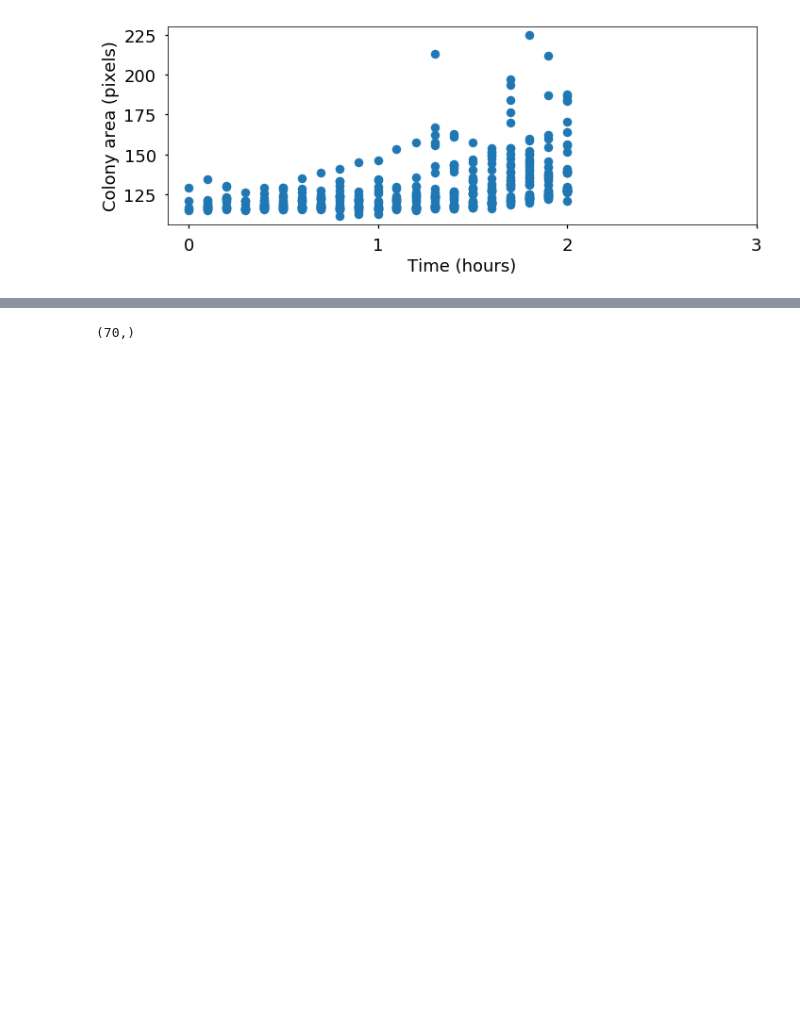
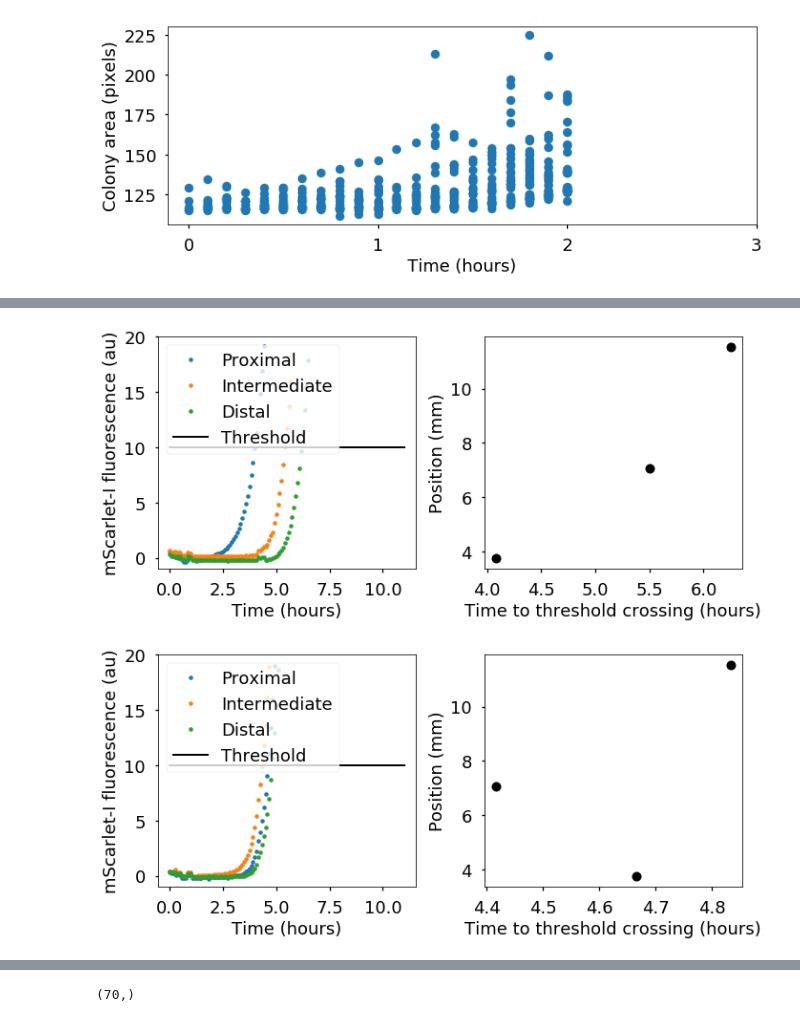
Before and after one commit to boospooky/omnitray-modeling, a Jupyter notebook: omnitray-modeling/microscope_movie_180509/image_analysis_180509.ipynb, the cells around one changed output, grey strips where cells are left out. Cells and saved outputs as stored; diff of their text form; code cells hidden in the pictures; blank space fills up the shorter version.

```diff
--- a/omnitray-modeling/image_analysis_180509.ipynb
+++ b/omnitray-modeling/microscope_movie_180509/image_analysis_180509.ipynb
@@ -1167,0 +1484,80 @@ print((df.loc[(df.time == t_min)&(df.pos == 4), 'col_size'].sum())/(1024**2))
+# %%
+temp = 'full_image_part_2_{}.csv'
+column_names = ('time', 'pos', 'sfcfp', 'mscarlet')
+df = pd.DataFrame(columns=column_names)
+df.pos = df.pos.astype(np.float)
+for fn in [temp.format(i) for i in range(4)]:
+    df = df.append(pd.read_csv(fn, index_col=0), ignore_index=True)
+
+t_min = df.time.min()
+
+def plot_positions(df, pos_list, title, labels, channel, chan_lab):
+    fig, axs = plt.subplots(1,2, figsize=(10,4.5))
+    df = df.sort_values('time')
+    n = len(pos_list)
+#     for c_i, channel in enumerate(["mscarlet", "sfcfp"]):
+    tim_inds = ((df.time - t_min)/3600) < 11
+    df_bg = df.loc[((df.time - t_min)/3600) < 1&(df.pos==0),channel]
+    bg = df_bg.mean()
+    pos_inds = np.sum([df.pos == xx for xx in pos_list],axis=0) > 0
+    df_sub = df.loc[pos_inds & tim_inds,:]
+    df_piv = df_sub.pivot('pos', 'time', channel)
+    t_vec = df_piv.columns.values
+    t_vec_corr = (t_vec - t_min)/3600
+    arr = df_piv.values - bg
+    thresh = 10
+    arr_thresh = arr > thresh
+    t_cross = np.zeros(n) * np.nan
+    for i in np.arange(n):
+        t_thresh = t_vec[arr_thresh[i,:]]
+        if len(t_thresh) > 0:
+            t_cross[i] = t_thresh.min()
+#     x_vec = positions_list[pos_list.astype(int),:]
+    x_vec = np.sqrt(np.sum(np.power(cor_pos_df.loc[np.arange(3),['x', 'y']],2).values,axis=1))/1000
+    cross_vec = (t_cross - t_min)/3600
+    axs[1].plot(cross_vec, x_vec, 'ko', ms=10)
+    n_cross = np.sum(1 - np.isnan(t_cross))
+#     if n_cross > 1:
+#         interp_x = np.linspace(t_vec_corr[0], t_vec_corr[-1],100)
+#         f_interp = scp.interpolate.interp1d(cross_vec[:n_cross], x_vec[:n_cross],
+#                                             kind='linear', fill_value='extrapolate')
+#         interp_y = f_interp(interp_x)
+#         axs[1].plot(interp_x, interp_y, '-')
+#     if np.isnan(t_cross).sum() < 2 :
+#         nan_inds = np.isnan(t_cross)
+#         cv = cross_vec[(1-nan_inds)>0]
+#         xv = x_vec[(1-nan_inds)>0]
+#         slope = np.diff(xv) / np.diff(cv)
+#         print(slope)
+#         axs[1].text(0.6,11,"Slope = {:0.2f} mm/hour".format(slope[0]), fontsize=16)
+    axs[0].plot((t_vec - t_min) / 3600, arr.T, '.')
+    axs[0].plot([t_vec_corr[0], t_vec_corr[-1]], 2*[thresh], 'k-')
+    axs[0].set_ylim([-1,20])
+#     axs[0].set_yticks(np.arange(0,31,10))
+    axs[0].set_ylabel(chan_lab)
+    axs[0].set_xlabel("Time (hours)")
+#     axs[0].set_xticks(np.arange(1,11,2))
+    axs[0].legend(labels=['Proximal', 'Intermediate', 'Distal','Threshold'],
+                  loc=2, frameon=True)
+#     axs[1].set_xlim([t_vec_corr[0], t_vec_corr[-1]])
+#     axs[1].set_ylim([-1, 4*4.5])
+#     axs[1].set_yticks(x_vec)
+#     axs[1].set_yticklabels(np.round(x_vec,1))
+#     axs[1].set_xticks(np.arange(1,11,2))
+    axs[1].set_xlabel("Time to threshold crossing (hours)")
+    axs[1].set_ylabel("Position (mm)")
+    plt.tight_layout()
+
+labels = 3*["Signal source", "Near", "Far"]
+plot_positions(df, np.arange(3), "Inactive senders, pulsers", labels, 'mscarlet', 'mScarlet-I fluorescence (au)')
+# plt.savefig('pad1_mscarlet.pdf')
+# plt.savefig('pad1_mscarlet.png', dpi=150, transparent=True)
+plot_positions(df, np.arange(3,6), "Senders, pulsers", labels, 'mscarlet', 'mScarlet-I fluorescence (au)')
+# plt.savefig('pad2_mscarlet.pdf')
+# plt.savefig('pad2_mscarlet.png', dpi=150, transparent=True)
+plot_positions(df, np.arange(6,9), "Senders, receivers", labels, 'mscarlet', 'mScarlet-I fluorescence (au)')
+# plt.savefig('pad3_mscarlet.pdf')
+# plt.savefig('pad3_mscarlet.png', dpi=150, transparent=True)
+# %% [output]
+[figure, added]
+[figure, added]
```
Also changed, not shown: parts of 17 cells of this notebook, 2 other files.
